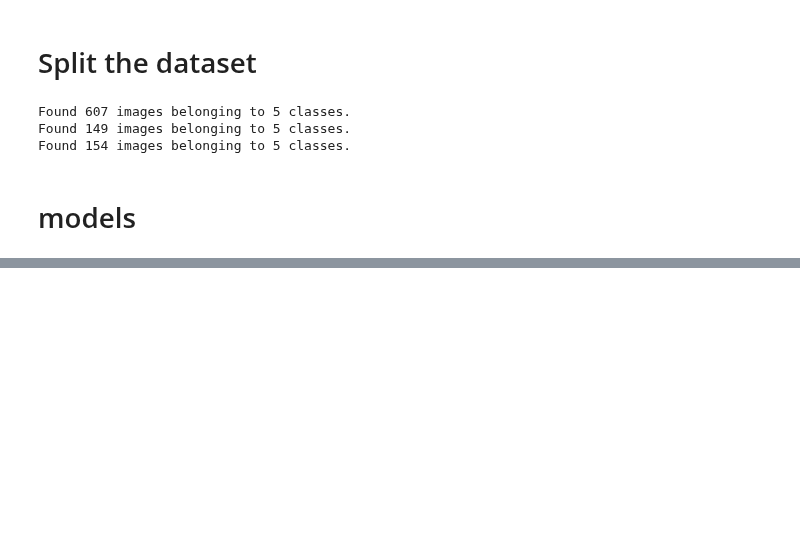
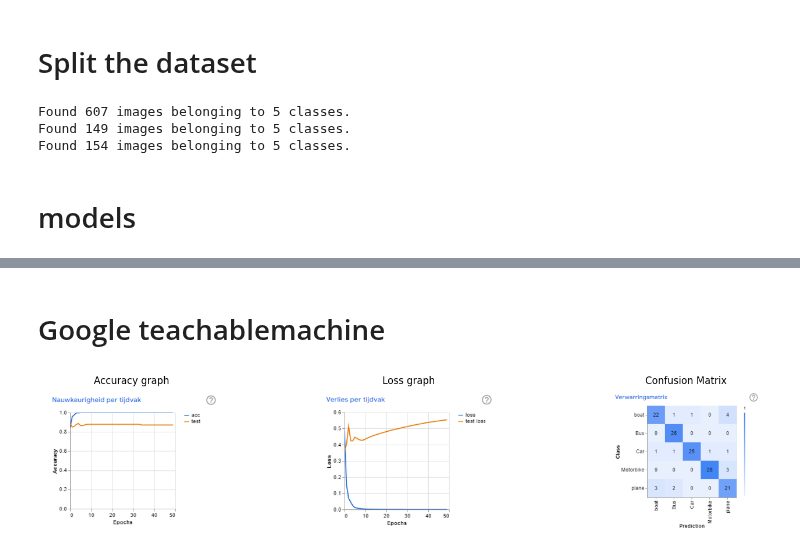
Before and after one commit to kieran31415/AI, a Jupyter notebook: Homework/Task3/Homework_Task3.ipynb, the cells around one changed output, grey strips where cells are left out. Drawn from its saved outputs; the diff is of its cells as text; code cells hidden in the pictures; blank space fills up the shorter version.

```diff
--- a/Homework/Task3/Homework_Task3.ipynb
+++ b/Homework/Task3/Homework_Task3.ipynb
@@ -422,0 +391,26 @@ plt.show()
+# %% [markdown]
+# Google teachablemachine
+# %%
+image_data = [
+    {"path": "./google_model/accuracy.png", "title": "Accuracy graph"},
+    {"path": "./google_model/loss.png", "title": "Loss graph"},
+    {"path": "./google_model/confusionMatrix.png", "title": "Confusion Matrix"},
+]
+
+# Create a figure with a 1x5 grid of subplots
+fig, axes = plt.subplots(1, 3, figsize=(15, 3))
+
+# Loop through the image data and display each image with a title
+for i, image_info in enumerate(image_data):
+    img = mpimg.imread(image_info["path"])
+    axes[i].imshow(img)
+    axes[i].axis('off')  # Hide the axis (optional)
+    axes[i].set_title(image_info["title"])
+
+# Adjust spacing between subplots
+plt.tight_layout()
+
+# Show the figure
+plt.show()
+# %% [output]
+[figure, added]
```
Also changed, not shown: parts of 8 cells of this notebook.
